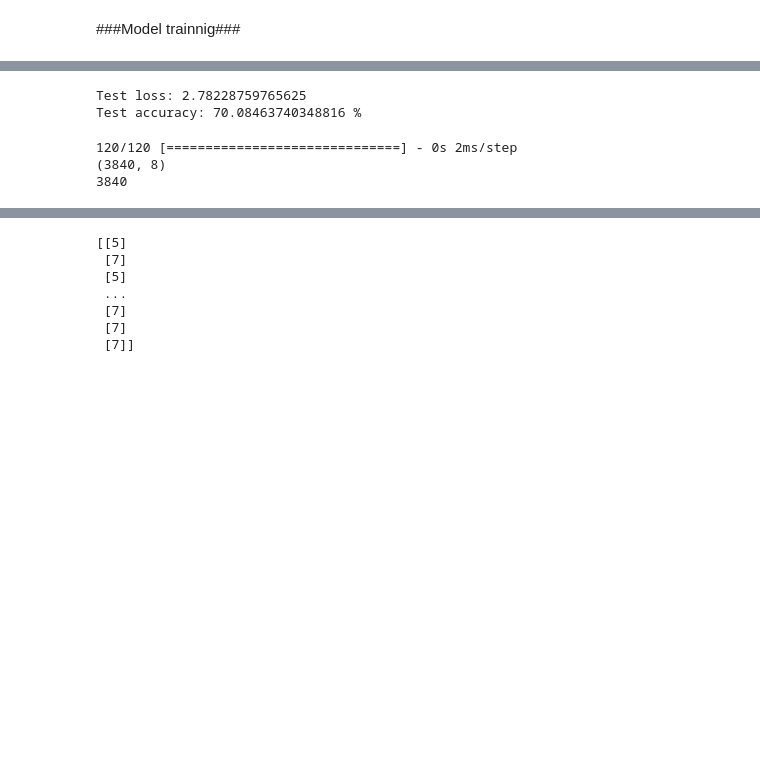
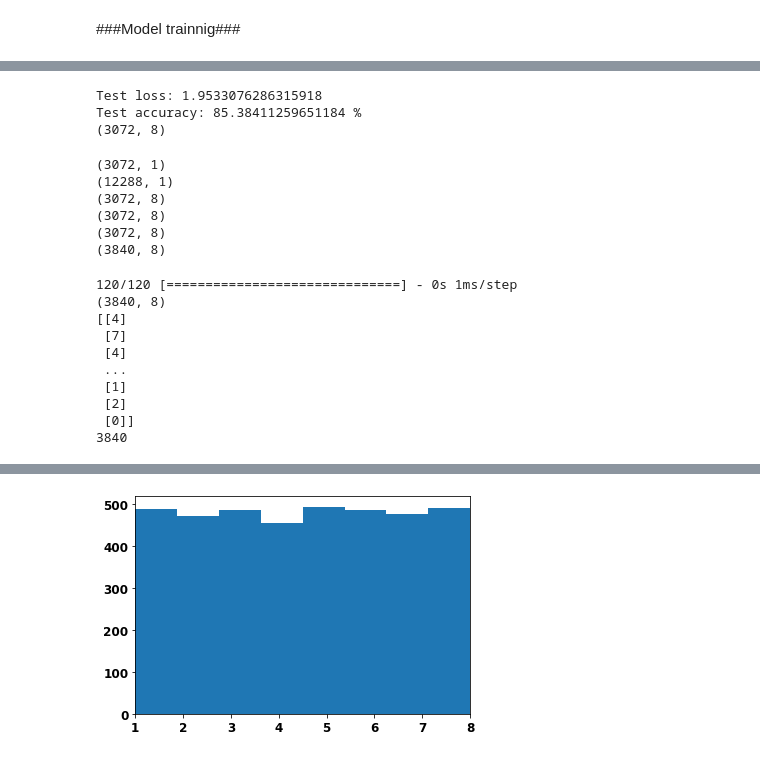
Before and after one commit to TomasKricka/MPA-MLF, a Jupyter notebook: projekt_1/class_wireless_trans.ipynb, the cells around one changed output, grey strips where cells are left out. Cells and saved outputs as stored; diff of their text form; code cells hidden in the pictures; blank space fills up the shorter version.

```diff
--- a/projekt_1/class_wireless_trans.ipynb
+++ b/projekt_1/class_wireless_trans.ipynb
@@ -115,16 +115,36 @@ Epoch 20/20
 # %%
-x_test_t = abs((x_test-x_test.min())/(x_test.max()-x_test.min()))
-y_test = y_test -1
+x_test_scaled = abs((x_test-x_test.min())/(x_test.max()-x_test.min()))
+y_test = y_test - 1
 y_test_encoded = to_categorical(y_test, num_classes=clasess)
 
-score = model.evaluate(x_test_t, y_test_encoded, verbose=0)
+score = model.evaluate(x_test_scaled, y_test_encoded, verbose=0)
 print('Test loss:', score[0])
 print(f'Test accuracy: {score[1]*100} %')
+print(y_test_encoded.shape)
 # %% [output]
-Test loss: 2.78228759765625
-Test accuracy: 70.08463740348816 %
+Test loss: 1.9533076286315918
+Test accuracy: 85.38411259651184 %
+(3072, 8)
+# %%
+print(y_test.shape)
+print(y_train.shape)
+print(x_test_scaled.shape)
+print(y_test_encoded.shape)
+print(x_test.shape)
+
+print(x_test_pred.shape)
+x_test_pred_scaled = abs((x_test_pred-x_test_pred.min())/(x_test_pred.max()-x_test_pred.min()))
+# %% [output]
+(3072, 1)
+(12288, 1)
+(3072, 8)
+(3072, 8)
+(3072, 8)
+(3840, 8)
 # %%
-pred_val = model.predict([x_test_pred])
+pred_val = model.predict([x_test_pred_scaled])
+#pred_val = model.predict(x_test)
+#pred_val = model.predict([x_test_scaled])
 print(pred_val.shape)
 df = pd.DataFrame(pred_val)
 
@@ -132,17 +152,30 @@ row_numb = df.shape[0]
 
 pred_numbs = np.argmax(pred_val, axis=1)
 pred_numbs_res = pred_numbs.reshape ((row_numb,1))
+print(pred_numbs_res)
+
 print(row_numb)
 
 pred_numbs_res = pred_numbs_res + 1
+pred_numbs = pred_numbs + 1
 
 df = pd.DataFrame(pred_numbs_res)
 df.columns = ["target"]
 df.to_csv('filename.csv')
-files.download('filename.csv')
+#files.download('filename.csv')
 
-print(pred_numbs_res)
+plt.figure()
+plt.hist(pred_numbs_res, bins=8)
+plt.xlim([1,8])
+plt.show()
 # %% [output]
-120/120 [==============================] - 0s 2ms/step
+120/120 [==============================] - 0s 1ms/step
 (3840, 8)
+[[4]
+ [7]
+ [4]
+ ...
+ [1]
+ [2]
+ [0]]
 3840
@@ -151,7 +182 @@ print(pred_numbs_res)
-[[5]
- [7]
- [5]
- ...
- [7]
- [7]
- [7]]
+[figure, added]
```
Also changed, not shown: parts of 11 cells of this notebook.
